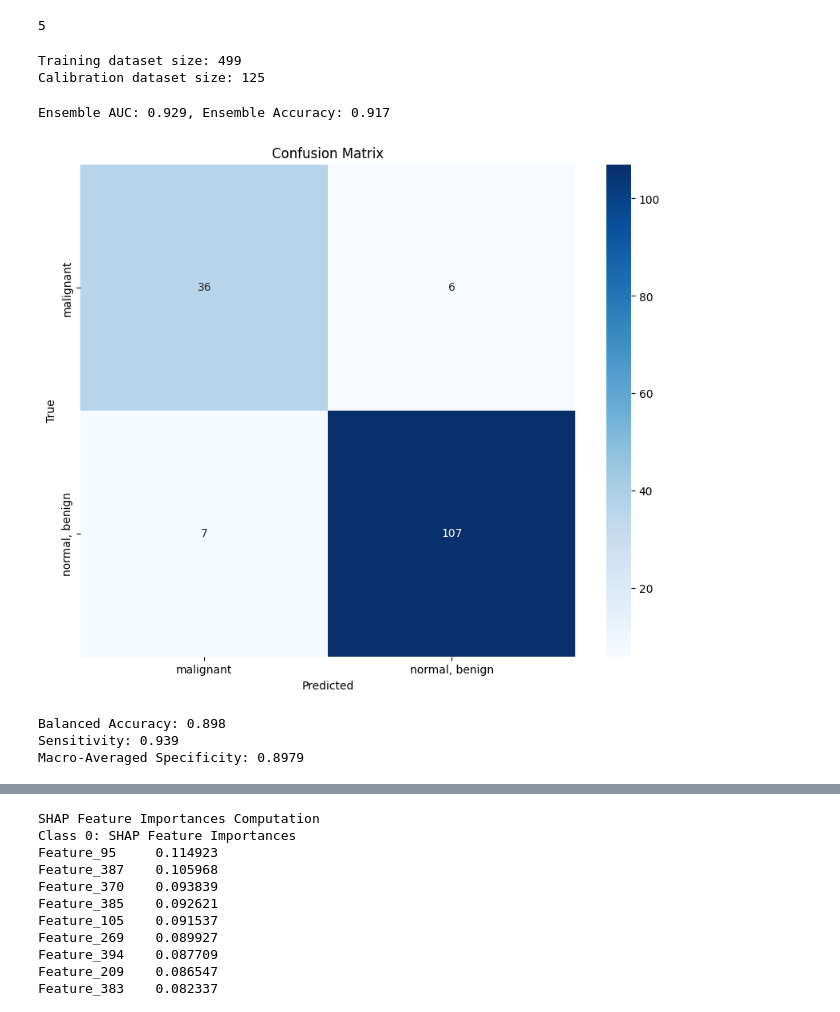
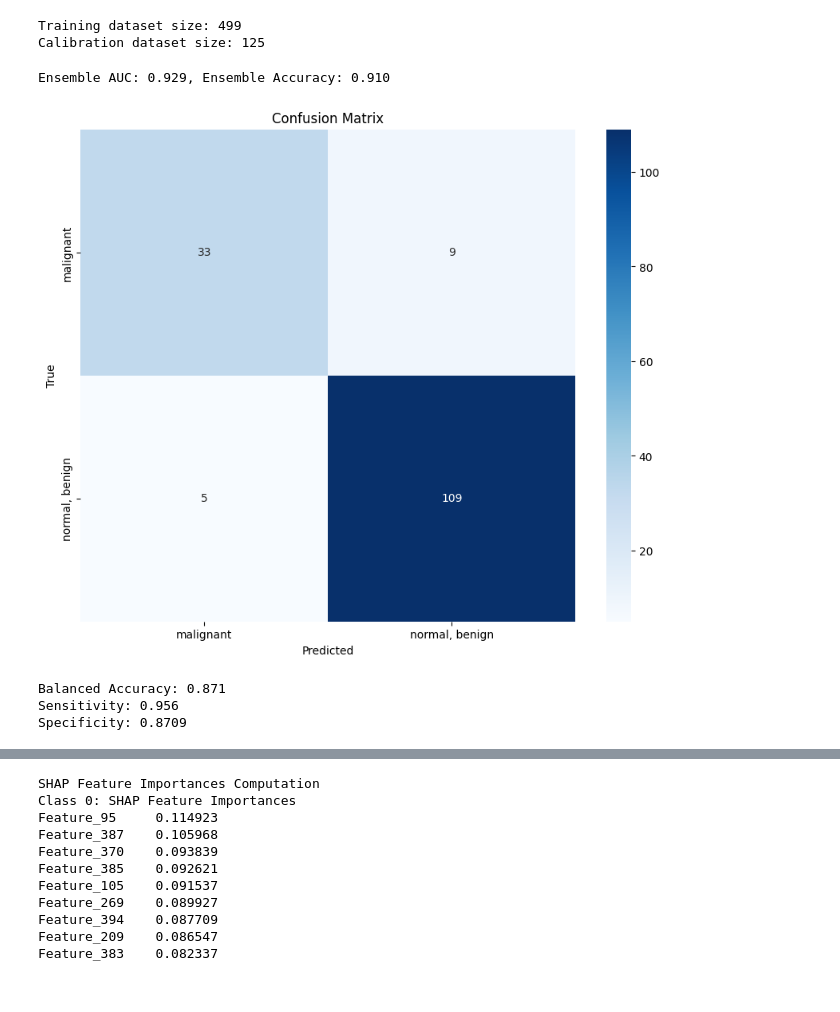
Before and after one commit to pstnmz/UQ_toolbox, a Jupyter notebook: medMNIST/UQ_test_metrics.ipynb, the cells around one changed output, grey strips where cells are left out. Saved outputs shown, nothing was run; the diff lists cells and outputs as text; code cells hidden in the pictures.

```diff
--- a/medMNIST/UQ_test_metrics.ipynb
+++ b/medMNIST/UQ_test_metrics.ipynb
@@ -65,6 +65,7 @@ def load_datasets(flag, transform):
     data_flag = flag
     download = True
     info = INFO[data_flag]
+    task_type = info['task']  # Determine the task type (binary-class or multi-class)
     DataClass = getattr(medmnist, info['python_class'])
 
 
@@ -88,7 +89,7 @@ def load_datasets(flag, transform):
     print(f'Training dataset size: {len(train_dataset)}')
     print(f'Calibration dataset size: {len(calibration_dataset)}')
 
-    return train_dataset, calibration_dataset, test_dataset
+    return train_dataset, calibration_dataset, test_dataset, task_type
 
 def test_eval(test_loader, device, models, data_flag):
     info = INFO[data_flag]
@@ -111,7 +112,11 @@ def test_eval(test_loader, device, models, data_flag):
             # Average the outputs for ensemble prediction
             avg_output = torch.mean(torch.stack(outputs), dim=0)
             y_true.extend(target.cpu().numpy().flatten())
-            y_scores.extend(avg_output.cpu().numpy().flatten())
+            if task_type == 'binary-class':
+                avg_output = F.sigmoid(avg_output)
+                y_scores.extend(avg_output.cpu().numpy().flatten())
+            else:
+                y_scores.extend(avg_output.cpu().numpy())
 
     y_true = np.array(y_true)
     y_scores = np.array(y_scores)
@@ -124,7 +129,7 @@ def test_eval(test_loader, device, models, data_flag):
         y_pred = (y_scores > 0.5).astype(int)
         acc = accuracy_score(y_true, y_pred)
     else:
-        auc, acc = evaluator.evaluate(y_scores.argmax(axis=1))
+        auc, acc = evaluator.evaluate(y_scores)
     print(f'Ensemble AUC: {auc:.3f}, Ensemble Accuracy: {acc:.3f}')
 
     # Generate the confusion matrix
@@ -168,8 +173,12 @@ def test_eval(test_loader, device, models, data_flag):
         specificities.append(specificity)
 
     macro_specificity = np.mean(specificities)
-    specificity_sd = np.std(specificities)
-    print(f"Macro-Averaged Specificity: {macro_specificity:.4f}")
+    print(f"Specificity: {macro_specificity:.4f}")
+    return y_true, y_scores
+
+def apply_softmax(y):
+    y_scores = np.array(F.softmax(torch.tensor(y), dim=1))
+    return y_scores
 # %%
 def train_val_loaders(train_dataset, size):
     # Create stratified K-fold cross-validator
@@ -201,12 +264,3 @@ transform = transforms.Compose([
     ])
 # %%
 models = load_models('breastmnist')
-# %%
-len(models)
-# %% [output]
-5
-# %%
-train_dataset, calibration_dataset, test_dataset = load_datasets('breastmnist', transform)
-# %% [output]
-Training dataset size: 499
-Calibration dataset size: 125
@@ -217,9 +267,17 @@ test_loader=DataLoader(test_dataset, batch_size=32, shuffle=False)
+# %%
+train_dataset, calibration_dataset, test_dataset, task_type = load_datasets('breastmnist', transform)
+train_loaders, val_loaders = train_val_loaders(train_dataset, size=32)
+test_loader=DataLoader(test_dataset, batch_size=32, shuffle=False)
+calibration_loader=DataLoader(calibration_dataset, batch_size=32, shuffle=False)
+device = torch.device('cuda' if torch.cuda.is_available() else 'cpu')
+# %% [output]
+Training dataset size: 499
+Calibration dataset size: 125
 # %%
-# Ensure the test_eval function handles binary classification properly
-test_eval(test_loader, device=torch.device('cuda' if torch.cuda.is_available() else 'cpu'), models=models, data_flag='breastmnist')
+y_true, y_scores = test_eval(test_loader, device=torch.device('cuda' if torch.cuda.is_available() else 'cpu'), models=models, data_flag='breastmnist')
 # %% [output]
-Ensemble AUC: 0.929, Ensemble Accuracy: 0.917
+Ensemble AUC: 0.929, Ensemble Accuracy: 0.910
-[figure, old version]
+[figure, new version]
-Balanced Accuracy: 0.898
-Sensitivity: 0.939
-Macro-Averaged Specificity: 0.8979
+Balanced Accuracy: 0.871
+Sensitivity: 0.956
+Specificity: 0.8709
```
Also changed, not shown: parts of 15 cells of this notebook, 2 other files.
